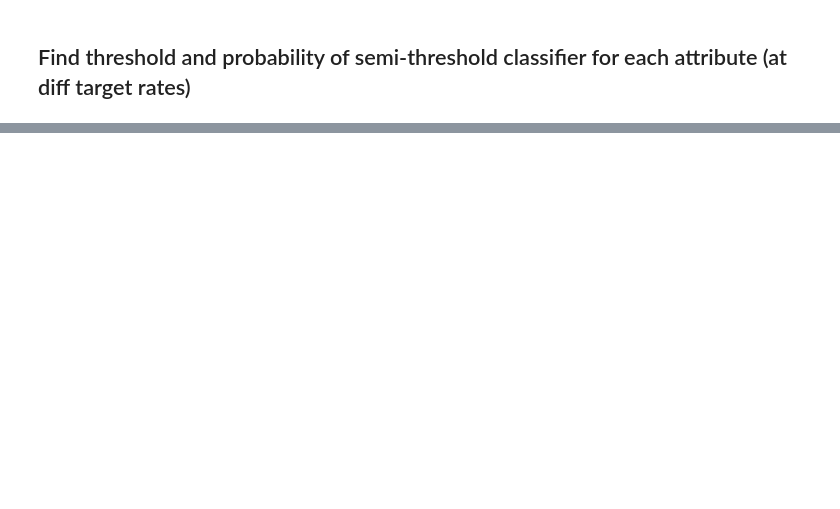
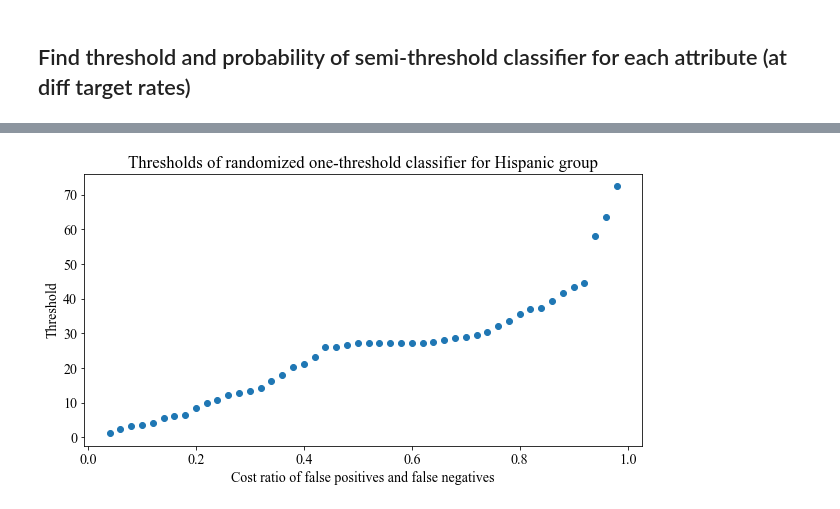
Before and after one commit to nrajanee/ExperimentsforEqOdsNondecreasingCondProbsPaper, a Jupyter notebook: explore_plot_data_fico.ipynb, the cells around one changed output, grey strips where cells are left out. Saved outputs shown, nothing was run; the diff lists cells and outputs as text; code cells hidden in the pictures; blank space fills up the shorter version.

```diff
--- a/explore_plot_data_fico.ipynb
+++ b/explore_plot_data_fico.ipynb
@@ -301,0 +389,13 @@ Opt probablity p_a group Black: 0.9999699462344225
+# %%
+f = plt.figure(figsize=(10, 5))
+plt.rcParams.update({'font.size': 14})
+plt.rcParams["font.family"] = "serif"
+plt.rcParams["font.serif"] = "Times New Roman"
+plt.plot(target_rate_list,ta_pa_attr_dict['Hispanic'][1],'o')
+plt.title('Thresholds of randomized one-threshold classifier for Hispanic group')
+plt.ylabel('Threshold')
+plt.xlabel('Cost ratio of false positives and false negatives')
+plt.show()
+f.savefig('figures/threshold_fico_loss_hispanic',dpi=300)
+# %% [output]
+[figure, added]
```
Also changed, not shown: parts of 12 cells of this notebook, 9 other files.
